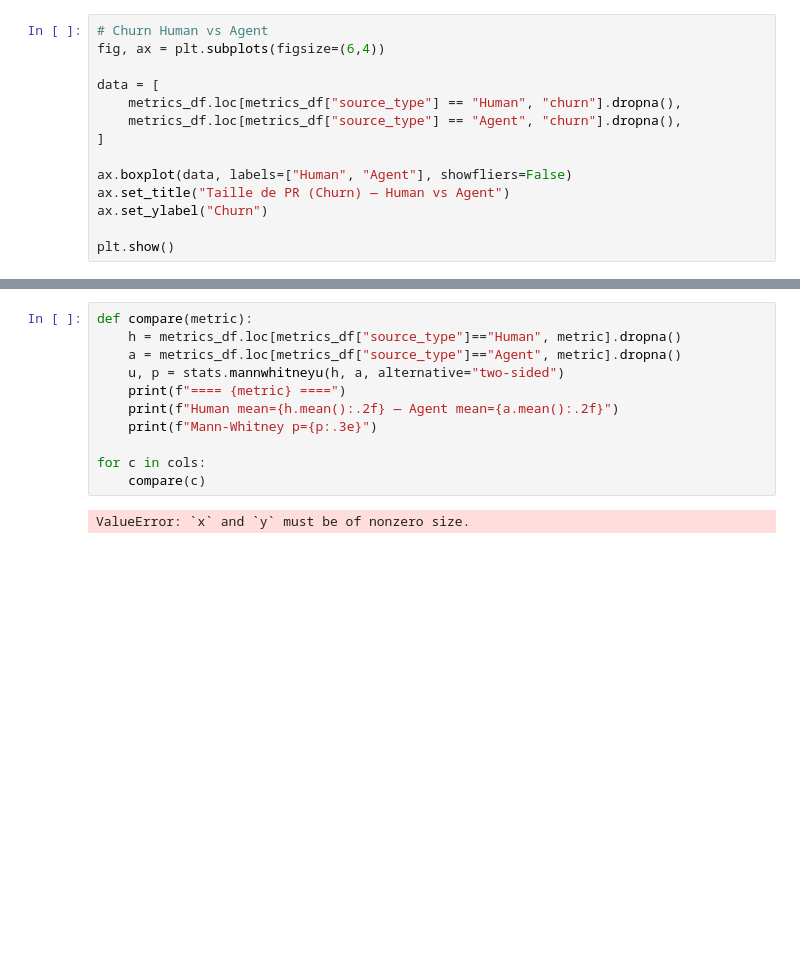
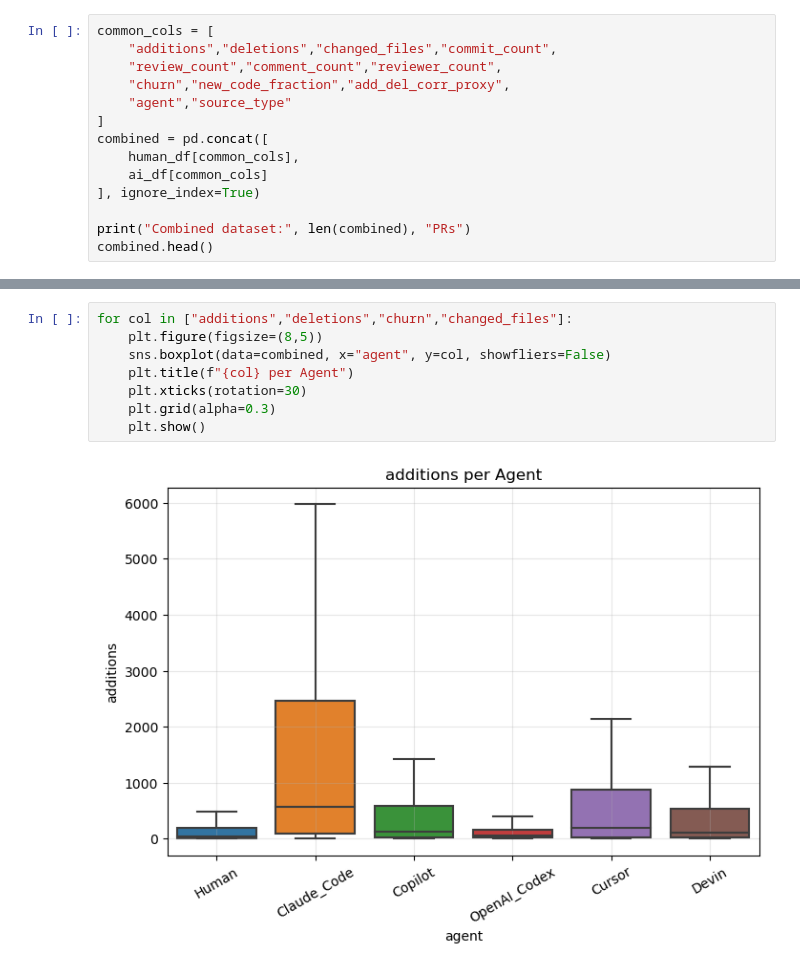
Before and after one commit to mathpernias/AI_Teammates_in_SE3, a Jupyter notebook: analysis/RQ1.ipynb, the cells around one changed output, grey strips where cells are left out. Drawn from its saved outputs; the diff is of its cells as text; blank space fills up the shorter version.

Commit message:
update rq1 notebook with new enriched dataset

```diff
--- a/analysis/RQ1.ipynb
+++ b/analysis/RQ1.ipynb
@@ -242,15 +154,15 @@ summary
 # %%
-# Churn Human vs Agent
-fig, ax = plt.subplots(figsize=(6,4))
+common_cols = [
+    "additions","deletions","changed_files","commit_count",
+    "review_count","comment_count","reviewer_count",
+    "churn","new_code_fraction","add_del_corr_proxy",
+    "agent","source_type"
+]
+combined = pd.concat([
+    human_df[common_cols],
+    ai_df[common_cols]
+], ignore_index=True)
 
-data = [
-    metrics_df.loc[metrics_df["source_type"] == "Human", "churn"].dropna(),
-    metrics_df.loc[metrics_df["source_type"] == "Agent", "churn"].dropna(),
-]
-
-ax.boxplot(data, labels=["Human", "Agent"], showfliers=False)
-ax.set_title("Taille de PR (Churn) — Human vs Agent")
-ax.set_ylabel("Churn")
-
-plt.show()
+print("Combined dataset:", len(combined), "PRs")
+combined.head()
 # %% [output]
@@ -274,13 +196,10 @@ plt.show()
 # %%
-def compare(metric):
-    h = metrics_df.loc[metrics_df["source_type"]=="Human", metric].dropna()
-    a = metrics_df.loc[metrics_df["source_type"]=="Agent", metric].dropna()
-    u, p = stats.mannwhitneyu(h, a, alternative="two-sided")
-    print(f"==== {metric} ====")
-    print(f"Human mean={h.mean():.2f} — Agent mean={a.mean():.2f}")
-    print(f"Mann-Whitney p={p:.3e}")
-
-for c in cols:
-    compare(c)
+for col in ["additions","deletions","churn","changed_files"]:
+    plt.figure(figsize=(8,5))
+    sns.boxplot(data=combined, x="agent", y=col, showfliers=False)
+    plt.title(f"{col} per Agent")
+    plt.xticks(rotation=30)
+    plt.grid(alpha=0.3)
+    plt.show()
 # %% [output]
-ValueError: `x` and `y` must be of nonzero size.
+[figure, added]
```
Also changed, not shown: parts of 23 cells of this notebook.
